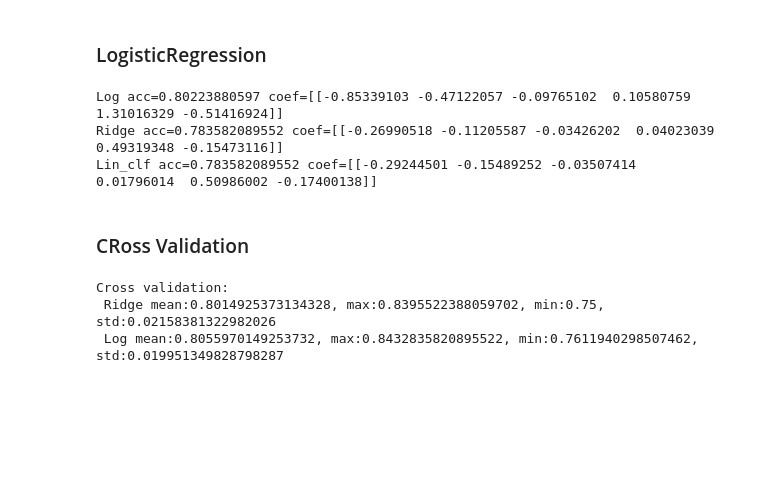
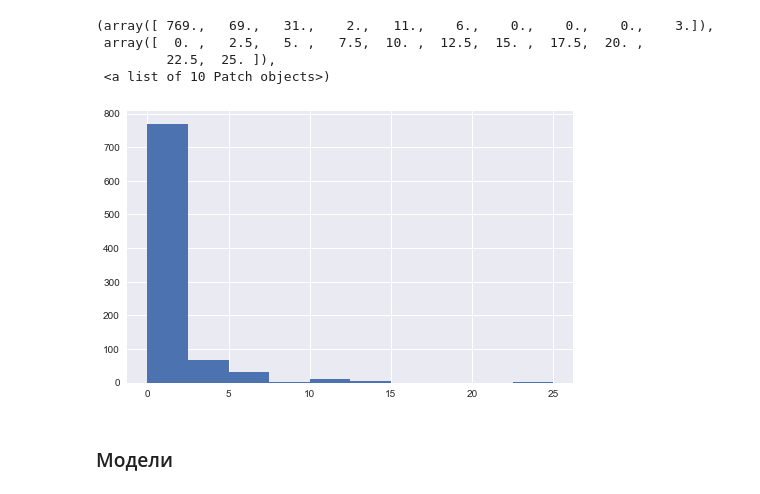
Before and after one commit to MiniGN/Kaggle-Titanic, a Jupyter notebook: run.ipynb, the cells around one changed output. Drawn from its saved outputs; the diff is of its cells as text; code cells hidden in the pictures; blank space fills up the shorter version.

Commit message:
cv_mean=81

```diff
--- a/run.ipynb
+++ b/run.ipynb
@@ -77,32 +179,10 @@ data[:10]
+# %%
+plt.hist(raw_data.Fare.apply(lambda x:int(x/20)))
+# %% [output]
+(array([ 769.,   69.,   31.,    2.,   11.,    6.,    0.,    0.,    0.,    3.]),
+ array([  0. ,   2.5,   5. ,   7.5,  10. ,  12.5,  15. ,  17.5,  20. ,
+         22.5,  25. ]),
+ <a list of 10 Patch objects>)
+[figure, added]
 # %% [markdown]
-### LogisticRegression
+### Модели
-# %%
-train_data, test_data, train_labels, test_labels=cross_validation.train_test_split(data, target,test_size = 0.3,random_state = 0)
-scaler = preprocessing.StandardScaler().fit(train_data)
-train_data=scaler.transform(train_data)
-test_data=scaler.transform(test_data)
-#logistic
-log_regressor = linear_model.LogisticRegression(random_state = 1)
-log_regressor.fit(train_data, train_labels)
-log_acc=metrics.accuracy_score(test_label, log_regressor.predict(test_data))
-
-#ridge
-ridge_classifier = linear_model.RidgeClassifier(random_state = 1)
-ridge_classifier.fit(train_data, train_labels)
-ridge_acc=metrics.accuracy_score(test_label, ridge_classifier.predict(test_data))
-
-#LinearSVC
-lin_clf = svm.LinearSVC(random_state=1)
-lin_clf.fit(train_data, train_labels)
-lin_clf_acc=metrics.accuracy_score(test_label, ridge_classifier.predict(test_data))
-
-# Выводим точность классификатора
-print ("Log acc=%s coef=%s"%(log_acc,log_regressor.coef_))
-print ("Ridge acc=%s coef=%s"%(ridge_acc,ridge_classifier.coef_))
-print ("Lin_clf acc=%s coef=%s"%(lin_clf_acc,lin_clf.coef_))
-# %% [output]
-Log acc=0.80223880597 coef=[[-0.85339103 -0.47122057 -0.09765102  0.10580759  1.31016329 -0.51416924]]
-Ridge acc=0.783582089552 coef=[[-0.26990518 -0.11205587 -0.03426202  0.04023039  0.49319348 -0.15473116]]
-Lin_clf acc=0.783582089552 coef=[[-0.29244501 -0.15489252 -0.03507414  0.01796014  0.50986002 -0.17400138]]
-# %% [markdown]
-### CRoss Validation
@@ -120,6 +188,0 @@ def cv_run():
-# %%
-cv_run()
-# %% [output]
-Cross validation:
- Ridge mean:0.8014925373134328, max:0.8395522388059702, min:0.75, std:0.02158381322982026
- Log mean:0.8055970149253732, max:0.8432835820895522, min:0.7611940298507462, std:0.019951349828798287
```
Also changed, not shown: parts of 21 cells of this notebook, 1 other file.
